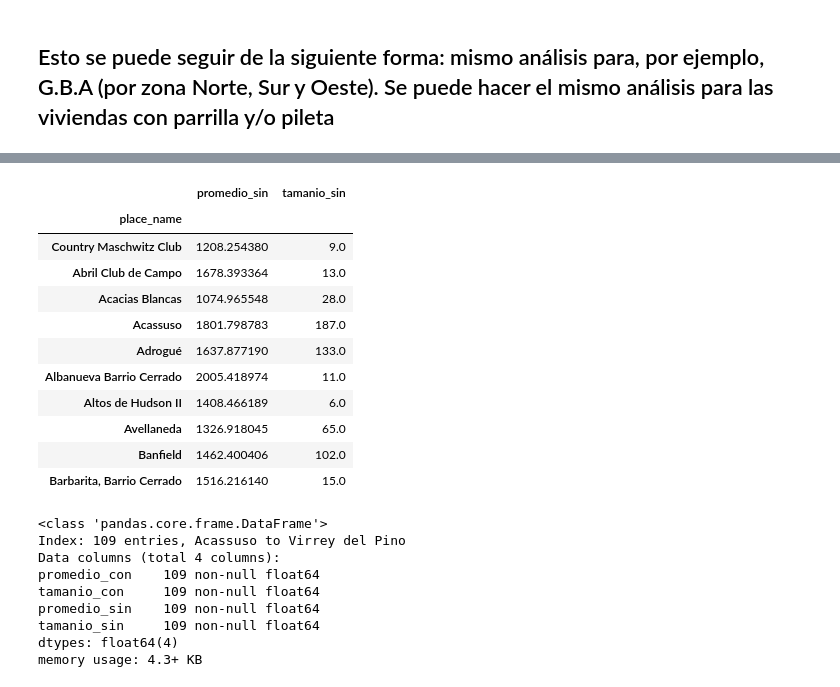
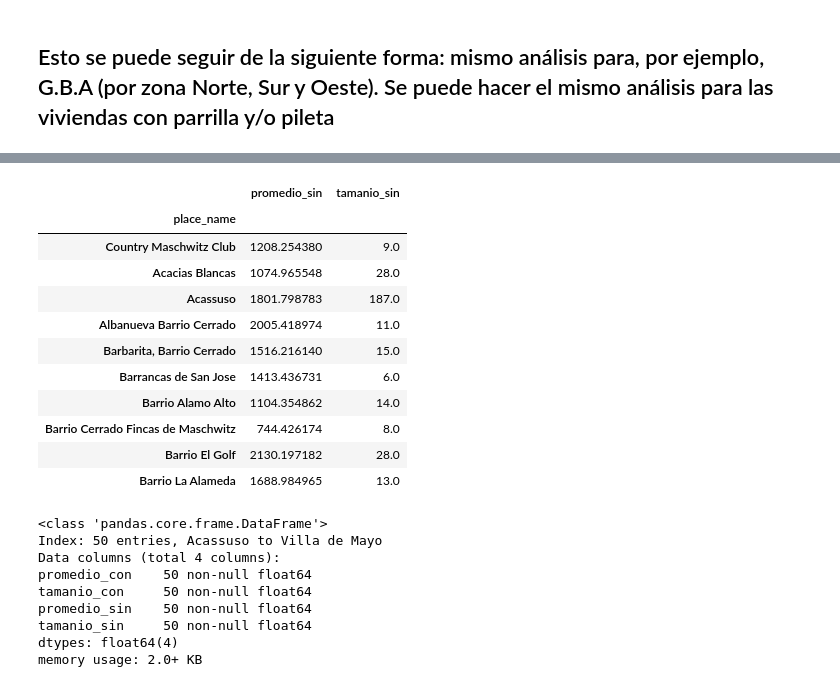
Before and after one commit to nicolaslongo/datos-TP1, a Jupyter notebook: Precios promedios con y sin cochera.ipynb, the cells around one changed output, grey strips where cells are left out. Cells and saved outputs as stored; diff of their text form; code cells hidden in the pictures.

```diff
--- a/Precios promedios con y sin cochera.ipynb
+++ b/Precios promedios con y sin cochera.ipynb
@@ -205,8 +206,8 @@ pev_viviendas_cochera_gba.head(10)
 # %%
-pev_viviendas_sin_cochera_gba = pev_viviendas.loc[(pev_viviendas.description.str.contains('garaje|cochera|garage|\
-    garagge|estacionamiento')==False) & (pev_viviendas.state_name.str.contains('G.B.A')),\
+pev_viviendas_sin_cochera_zn = pev_viviendas.loc[(pev_viviendas.description.str.contains('garaje|cochera|garage|\
+    garagge|estacionamiento')==False) & (pev_viviendas.state_name.str.contains('Zona Norte')),\
     ['description', 'price_usd_per_m2', 'place_name']].drop_duplicates().reset_index(drop=True)
 #pev_viviendas_sin_cochera.iloc[1,0]
-pev_viviendas_sin_cochera_gba.head(10)
+pev_viviendas_sin_cochera_zn.head(10)
 # %% [output]
 |  | description | price_usd_per_m2 | place_name |
@@ -249,38 +250,36 @@ pev_viviendas_cochera_promedio_por_barrio_gba.head(10)
 # %%
-pev_viviendas_sin_cochera_promedio_por_barrio_gba = pev_viviendas_sin_cochera_gba.loc[:,['price_usd_per_m2', 'place_name']].groupby('place_name').\
+pev_viviendas_sin_cochera_promedio_por_barrio_zn = pev_viviendas_sin_cochera_zn.loc[:,['price_usd_per_m2', 'place_name']].groupby('place_name').\
         agg([np.mean,np.size])
-pev_viviendas_sin_cochera_promedio_por_barrio_gba.columns=['promedio_sin', 'tamanio_sin']
-pev_viviendas_sin_cochera_promedio_por_barrio_gba = pev_viviendas_sin_cochera_promedio_por_barrio_gba\
-    .loc[pev_viviendas_sin_cochera_promedio_por_barrio_gba.tamanio_sin >5 ,:]
+pev_viviendas_sin_cochera_promedio_por_barrio_zn.columns=['promedio_sin', 'tamanio_sin']
+pev_viviendas_sin_cochera_promedio_por_barrio_zn = pev_viviendas_sin_cochera_promedio_por_barrio_zn\
+    .loc[pev_viviendas_sin_cochera_promedio_por_barrio_zn.tamanio_sin >5 ,:]
 
-pev_viviendas_sin_cochera_promedio_por_barrio_gba.head(10)
+pev_viviendas_sin_cochera_promedio_por_barrio_zn.head(10)
 # %% [output]
 |  | promedio_sin | tamanio_sin |
 | place_name |  |  |
 | Country Maschwitz Club | 1208.254380 | 9.0 |
-| Abril Club de Campo | 1678.393364 | 13.0 |
 | Acacias Blancas | 1074.965548 | 28.0 |
 | Acassuso | 1801.798783 | 187.0 |
-| Adrogué | 1637.877190 | 133.0 |
 | Albanueva Barrio Cerrado | 2005.418974 | 11.0 |
-| Altos de Hudson II | 1408.466189 | 6.0 |
-| Avellaneda | 1326.918045 | 65.0 |
-| Banfield | 1462.400406 | 102.0 |
 | Barbarita, Barrio Cerrado | 1516.216140 | 15.0 |
+| Barrancas de San Jose | 1413.436731 | 6.0 |
+| Barrio Alamo Alto | 1104.354862 | 14.0 |
+| Barrio Cerrado Fincas de Maschwitz | 744.426174 | 8.0 |
+| Barrio El Golf | 2130.197182 | 28.0 |
+| Barrio La Alameda | 1688.984965 | 13.0 |
 # %%
-# Esto no se puede graficar y comparar. habría que separar en zonas
-
-pev_join_gba = pev_viviendas_cochera_promedio_por_barrio_gba.join(pev_viviendas_sin_cochera_promedio_por_barrio_gba,\
+pev_join_zn = pev_viviendas_cochera_promedio_por_barrio_zn.join(pev_viviendas_sin_cochera_promedio_por_barrio_zn,\
             on=None, how='inner')
 #pev_join = pev_join.drop(['Capital Federal'])
-pev_join_gba.info()
+pev_join_zn.info()
 # %% [output]
 <class 'pandas.core.frame.DataFrame'>
-Index: 109 entries, Acassuso to Virrey del Pino
+Index: 50 entries, Acassuso to Villa de Mayo
 Data columns (total 4 columns):
-promedio_con    109 non-null float64
-tamanio_con     109 non-null float64
-promedio_sin    109 non-null float64
-tamanio_sin     109 non-null float64
+promedio_con    50 non-null float64
+tamanio_con     50 non-null float64
+promedio_sin    50 non-null float64
+tamanio_sin     50 non-null float64
 dtypes: float64(4)
-memory usage: 4.3+ KB
+memory usage: 2.0+ KB
```
Also changed, not shown: parts of 7 cells of this notebook, 1 other file.
